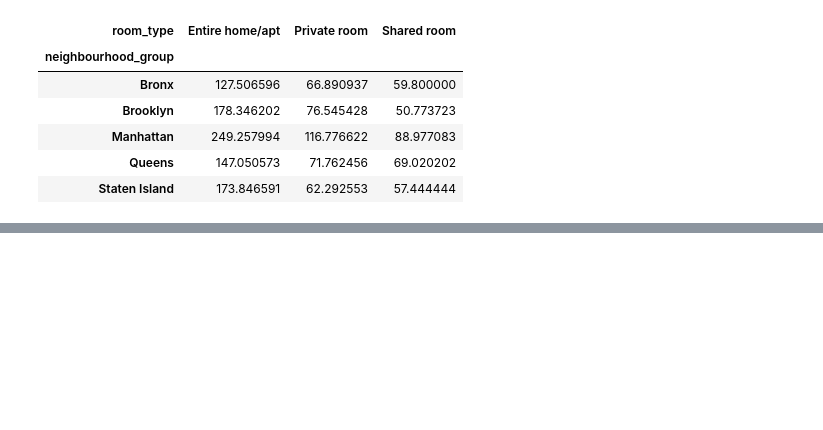
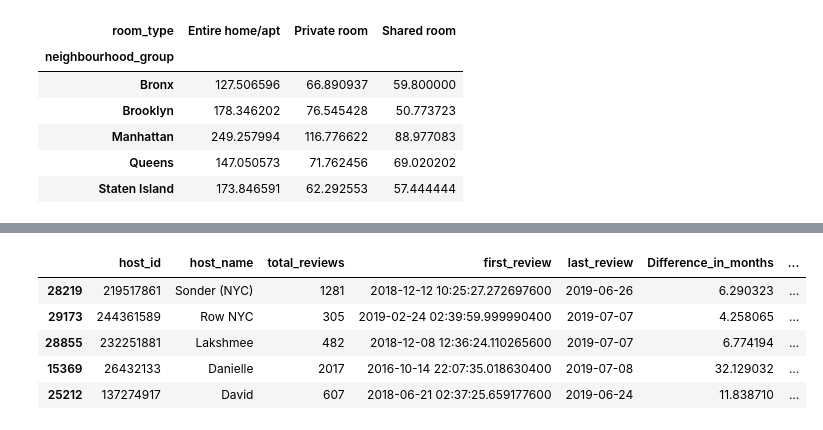
Before and after one commit to amanichivilkar/Airbnb-Booking-Analysis, a Jupyter notebook: Amani_Chivilkar_M1W4_Airbnb_Bookings_Analysis_Capstone_Project.ipynb, the cells around one changed output, grey strips where cells are left out. Drawn from its saved outputs; the diff is of its cells as text; code cells hidden in the pictures; blank space fills up the shorter version.

Commit message:
rate of review/month received by each host, for all it's properties listed on Airbnb

```diff
--- a/Amani_Chivilkar_M1W4_Airbnb_Bookings_Analysis_Capstone_Project.ipynb
+++ b/Amani_Chivilkar_M1W4_Airbnb_Bookings_Analysis_Capstone_Project.ipynb
@@ -363,0 +182,7 @@ There does not exist any usefull correlation
+# %%
+#Convert reviews_in_days columns into deltatime and store it in a
+a=pd.to_timedelta(df1['reviews_in_days'], unit='D')
+# %%
+#create new column "first_review" that stors the date of the first review
+df1['first_review']=df1['last_review']-a
+df1.head()
@@ -363,0 +196,4 @@ There does not exist any usefull correlation
+# %%
+# groupby host id and find out the min of the first_review and max of the last_review and sum up all the number of reviews recieved by each host for all its properties
+df2=df1.groupby(['host_id','host_name']).agg({'number_of_reviews':'sum','first_review':np.min,'last_review':np.max}).reset_index().rename(columns={'number_of_reviews':'total_reviews'})
+df2.head()
@@ -363,0 +207,9 @@ There does not exist any usefull correlation
+# %%
+# df1['total_days_of_reviews']=df1['first_review']-df1['last_review']
+df2['Difference'] = df2['last_review'].sub(df2['first_review'], axis=0)
+# Ectract days from Difference(datetime) column
+df2['Difference'] = df2['Difference'].apply(lambda x: x.days)
+# This dfference is in days we convert it into months by dividing it by 31days
+df2['Difference'] = df2['Difference']/31
+df2.rename(columns={'Difference':'Difference_in_months'},inplace=True)
+df2.head()
@@ -363,0 +223,11 @@ There does not exist any usefull correlation
+# %%
+# rate of reviews per month, recieved by each host for all its properties (combined) listed on Airbnb
+df2['total_reviews_per_month']=(df2.total_reviews/df2.Difference_in_months)
+df2.sort_values('total_reviews_per_month', ascending=False).head()
+# %% [output]
+|  | host_id | host_name | total_reviews | first_review | last_review | Difference_in_months | ... |
+| 28219 | 219517861 | Sonder (NYC) | 1281 | 2018-12-12 10:25:27.272697600 | 2019-06-26 | 6.290323 | ... |
+| 29173 | 244361589 | Row NYC | 305 | 2019-02-24 02:39:59.999990400 | 2019-07-07 | 4.258065 | ... |
+| 28855 | 232251881 | Lakshmee | 482 | 2018-12-08 12:36:24.110265600 | 2019-07-07 | 6.774194 | ... |
+| 15369 | 26432133 | Danielle | 2017 | 2016-10-14 22:07:35.018630400 | 2019-07-08 | 32.129032 | ... |
+| 25212 | 137274917 | David | 607 | 2018-06-21 02:37:25.659177600 | 2019-06-24 | 11.838710 | ... |
```
Also changed, not shown: parts of 37 cells of this notebook.
